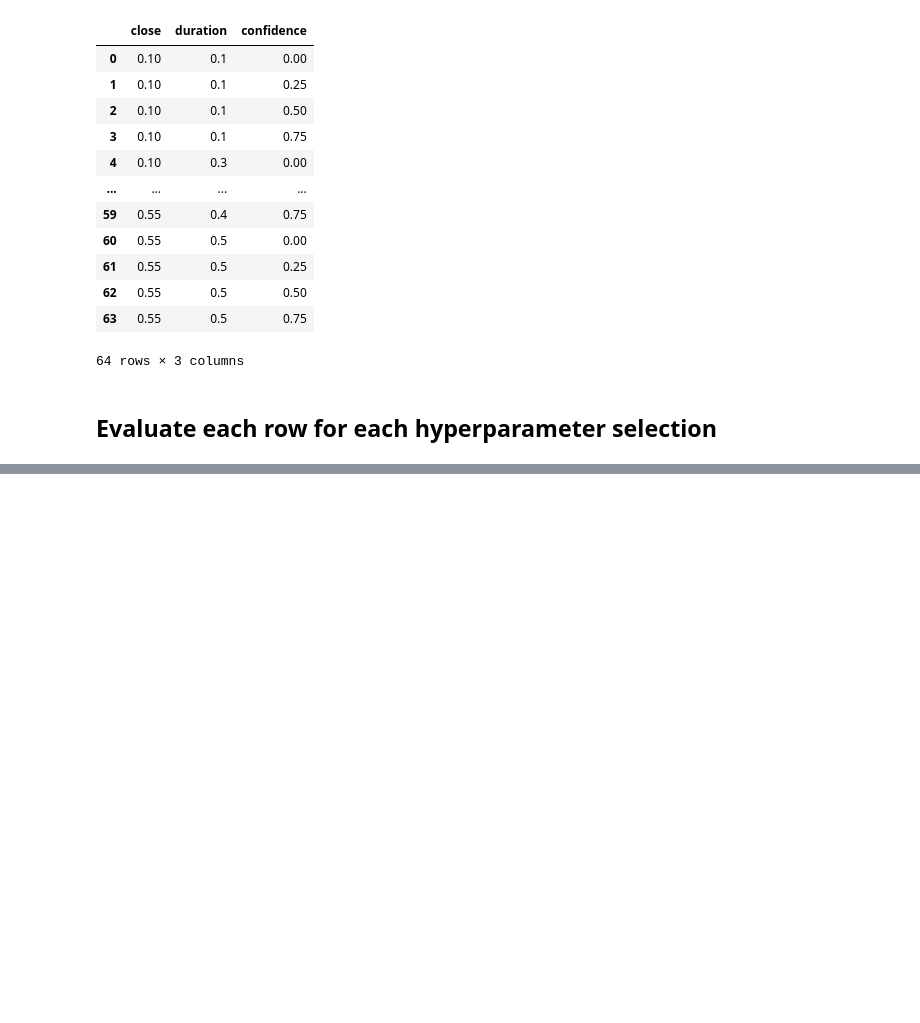
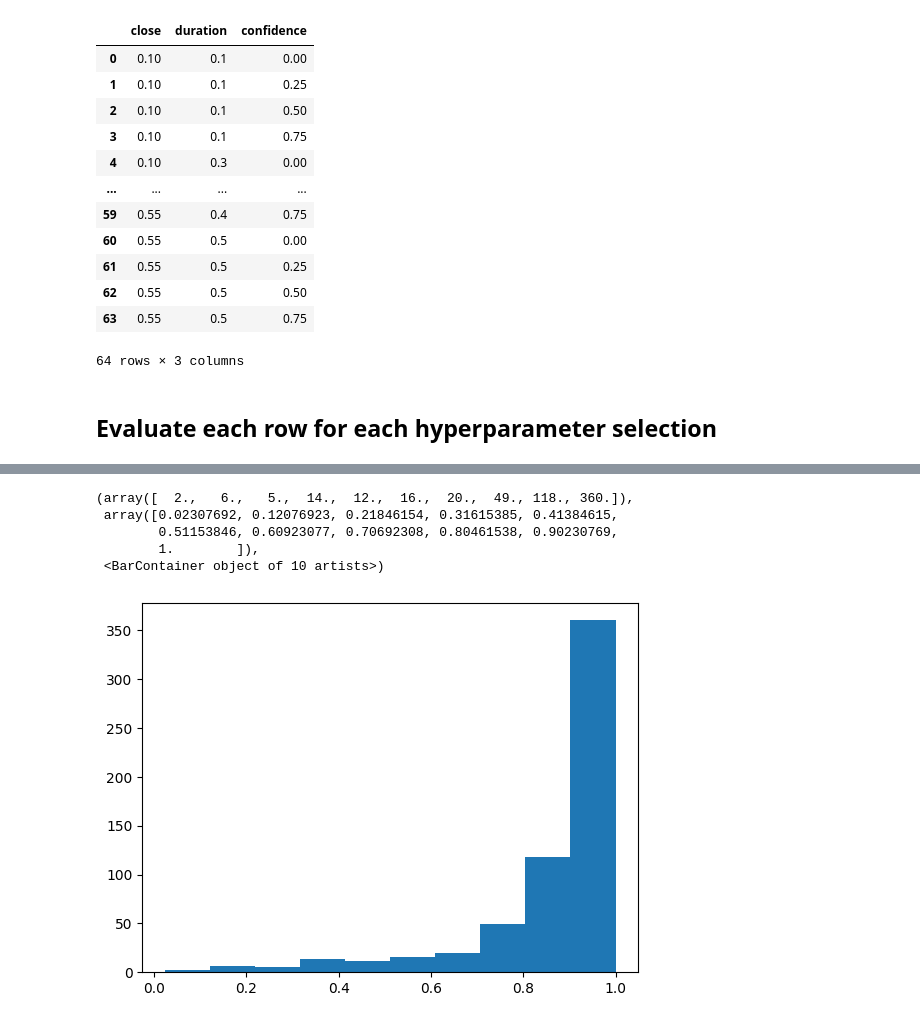
Before and after one commit to quiquegurdiel/SpinCo, a Jupyter notebook: Evaluation001_MASS_CV.ipynb, the cells around one changed output, grey strips where cells are left out. Drawn from its saved outputs; the diff is of its cells as text; code cells hidden in the pictures; blank space fills up the shorter version.

```diff
--- a/Evaluation001_MASS_CV.ipynb
+++ b/Evaluation001_MASS_CV.ipynb
@@ -205,0 +256,9 @@ modelMetrics.to_csv("modelMetrics_"+"Experiment002_CV_1669883512.373571.csv")
+# %%
+plt.hist(processedAnnotations.confidence)
+# %% [output]
+(array([  2.,   6.,   5.,  14.,  12.,  16.,  20.,  49., 118., 360.]),
+ array([0.02307692, 0.12076923, 0.21846154, 0.31615385, 0.41384615,
+        0.51153846, 0.60923077, 0.70692308, 0.80461538, 0.90230769,
+        1.        ]),
+ <BarContainer object of 10 artists>)
+[figure, added]
```
Also changed, not shown: parts of 32 cells of this notebook, 28 other files.
